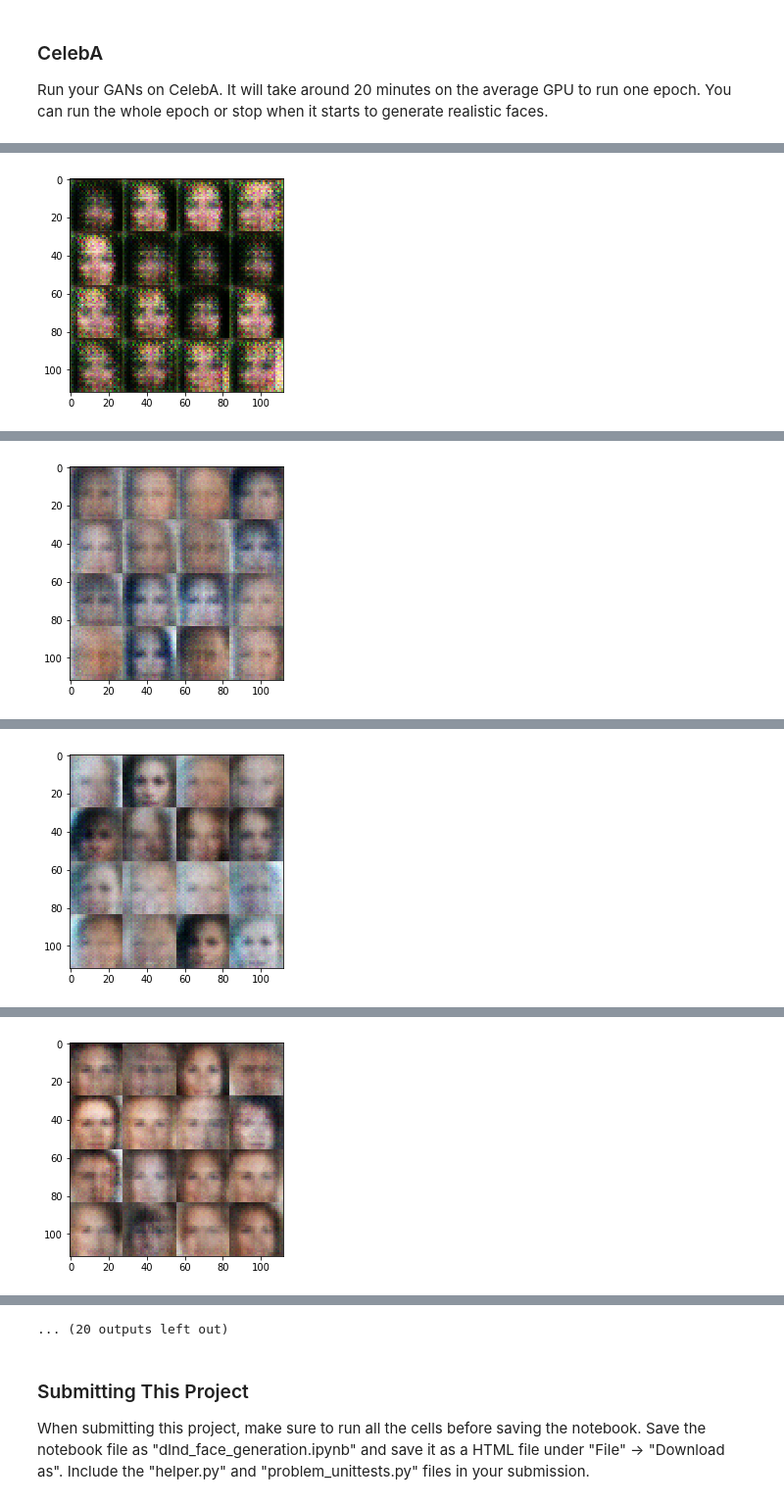
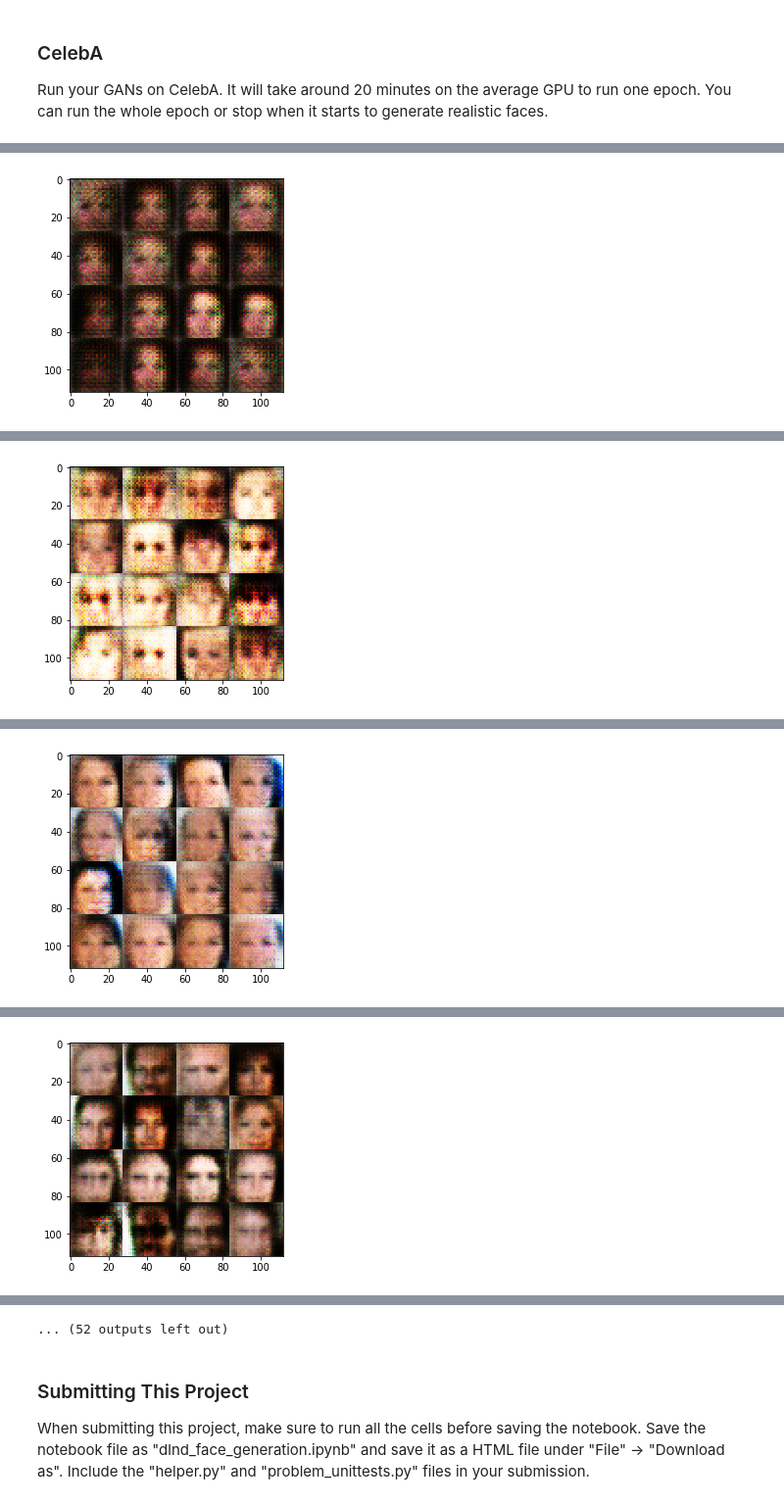
Before and after one commit to davidpham87/deep-learning, a Jupyter notebook: face_generation/dlnd_face_generation.ipynb, the cells around one changed output, grey strips where cells are left out. Shown at 98% size. Drawn from its saved outputs; the diff is of its cells as text; code cells hidden in the pictures.

```diff
--- a/face_generation/dlnd_face_generation.ipynb
+++ b/face_generation/dlnd_face_generation.ipynb
@@ -199,10 +196,14 @@ def discriminator(images, reuse=False):
         bn3 = tf.layers.batch_normalization(x3, training=True)
         relu3 = tf.maximum(alpha * bn3, bn3)
 
+        x3 = tf.layers.conv2d(relu3, 1024, 2, strides=1, padding='same')
+        bn3 = tf.layers.batch_normalization(x3, training=True)
+        relu3 = tf.maximum(alpha * bn3, bn3)
+
         # Flatten it
         flat = tf.keras.layers.Flatten()(relu3)
-        # hidden = tf.layers.dense(flat, 128)
-        # hidden = tf.maximum(alpha*hidden, hidden)
+        hidden = tf.layers.dense(flat, 128)
+        hidden = tf.maximum(alpha*hidden, hidden)
         logits = tf.layers.dense(flat, 1)
         out = tf.sigmoid(logits)
 
@@ -243,23 +244,23 @@ def generator(z, out_channel_dim, is_train=True):
         x1 = tf.maximum(alpha * x1, x1)
         # 4x4x512 now
 
-        x2 = tf.layers.conv2d_transpose(x1, 256, kernel_size=4, strides=1)
+        x2 = tf.layers.conv2d_transpose(x1, 512, kernel_size=4, strides=1)
         x2 = tf.layers.batch_normalization(x2, training=is_train)
         x2 = tf.maximum(alpha * x2, x2)
         # 7x7x256 now
 
-        x3 = tf.layers.conv2d_transpose(x2, 128, 5, strides=2, padding='same')
+        x3 = tf.layers.conv2d_transpose(x2, 256, 5, strides=2, padding='same')
         x3 = tf.layers.batch_normalization(x3, training=is_train)
         x3 = tf.maximum(alpha * x3, x3)
         # 14x14x128 now
 
-        # x3 = tf.layers.conv2d_transpose(x3, 128, 5, strides=1, padding='same')
-        # x3 = tf.layers.batch_normalization(x3, training=is_train)
-        # x3 = tf.maximum(alpha * x3, x3)
+        x3 = tf.layers.conv2d_transpose(x3, 128, 5, strides=1, padding='same')
+        x3 = tf.layers.batch_normalization(x3, training=is_train)
+        x3 = tf.maximum(alpha * x3, x3)
 
-        # x3 = tf.layers.conv2d_transpose(x3, 128, 5, strides=1, padding='same')
-        # x3 = tf.layers.batch_normalization(x3, training=is_train)
-        # x3 = tf.maximum(alpha * x3, x3)
+        x3 = tf.layers.conv2d_transpose(x3, 64, 5, strides=1, padding='same')
+        x3 = tf.layers.batch_normalization(x3, training=is_train)
+        x3 = tf.maximum(alpha * x3, x3)
 
         # Output layer
         logits = tf.layers.conv2d_transpose(x3, out_channel_dim, 5, strides=2, padding='same')
@@ -291,15 +292,15 @@ def model_loss(input_real, input_z, output_dim):
     """
     # TODO: Implement Function
     g_model = generator(input_z, output_dim)
-    d_model_real, d_logits_real = discriminator(input_real)
+    d_model_real, d_logits_real = discriminator(2*input_real)
     d_model_fake, d_logits_fake = discriminator(g_model, reuse=True)
 
     d_loss_real = tf.reduce_mean(
-        tf.nn.sigmoid_cross_entropy_with_logits(logits=d_logits_real, labels=0.9*tf.ones_like(d_model_real)))
+        tf.nn.sigmoid_cross_entropy_with_logits(logits=d_logits_real, labels=tf.ones_like(d_model_real)))
     d_loss_fake = tf.reduce_mean(
         tf.nn.sigmoid_cross_entropy_with_logits(logits=d_logits_fake, labels=tf.zeros_like(d_model_fake)))
     g_loss = tf.reduce_mean(
-        tf.nn.sigmoid_cross_entropy_with_logits(logits=d_logits_fake, labels=0.9*tf.ones_like(d_model_fake)))
+        tf.nn.sigmoid_cross_entropy_with_logits(logits=d_logits_fake, labels=tf.ones_like(d_model_fake)))
 
     d_loss = d_loss_real + d_loss_fake
     return d_loss, g_loss
@@ -501,7 +503,7 @@ Epoch 1/2... Discriminator Loss: 0.0025... Generator Loss: 7.8324
 ### CelebA
 Run your GANs on CelebA.  It will take around 20 minutes on the average GPU to run one epoch.  You can run the whole epoch or stop when it starts to generate realistic faces.
 # %%
-batch_size = 64
+batch_size = 32
 z_dim = 100
 learning_rate = 0.0001
 beta1 = 0.5
@@ -525 +527 @@ Epoch 1/1... Discriminator Loss: 0.5859... Generator Loss: 1.6324
-[figure, old version]
+[figure, new version]
@@ -531 +533 @@ Epoch 1/1... Discriminator Loss: 0.6125... Generator Loss: 2.5961
-[figure, old version]
+[figure, new version]
@@ -537 +539 @@ Epoch 1/1... Discriminator Loss: 0.4453... Generator Loss: 5.3635
-[figure, old version]
+[figure, new version]
@@ -543 +545 @@ Epoch 1/1... Discriminator Loss: 0.3392... Generator Loss: 5.7787
-[figure, old version]
+[figure, new version]
@@ -556,4 +558,4 @@ Epoch 1/1... Discriminator Loss: 0.5750... Generator Loss: 1.9870
-... (20 outputs left out)
+... (52 outputs left out)
 # %% [markdown]
 ### Submitting This Project
 When submitting this project, make sure to run all the cells before saving the notebook. Save the notebook file as "dlnd_face_generation.ipynb" and save it as a HTML file under "File" -> "Download as". Include the "helper.py" and "problem_unittests.py" files in your submission.
```
Also changed, not shown: parts of 4 cells of this notebook, 5 other files.
